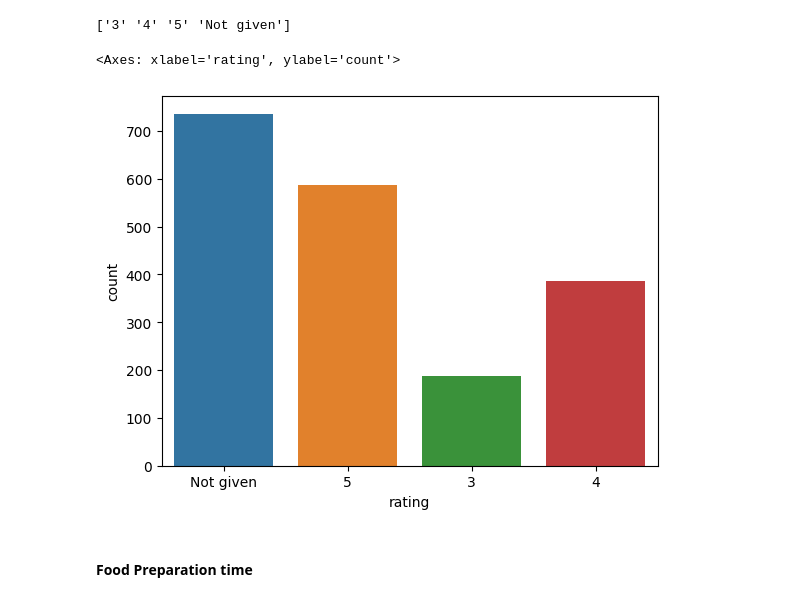
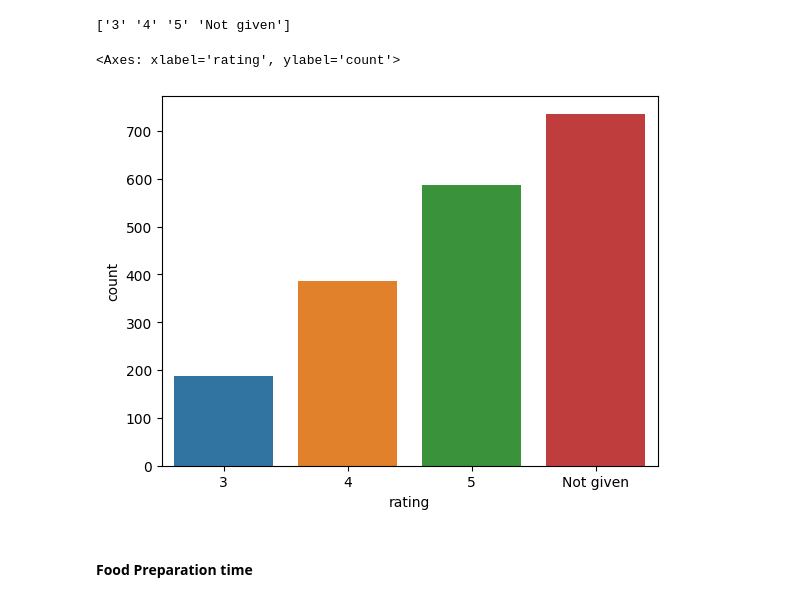
Before and after one commit to HelimaBass/Content_Drive, a Jupyter notebook: FDS_Project_LearnerNotebook_LowCode_MyWork.ipynb, the cells around one changed output. Drawn from its saved outputs; the diff is of its cells as text; code cells hidden in the pictures.

```diff
--- a/FDS_Project_LearnerNotebook_LowCode_MyWork.ipynb
+++ b/FDS_Project_LearnerNotebook_LowCode_MyWork.ipynb
@@ -236,10 +236,13 @@ print(df['rating'].sort_values().unique())
 # %% [output]
 ['3' '4' '5' 'Not given']
 # %%
-sns.countplot(data = df, x = 'rating') # Complete the code to plot bar graph for 'rating' column
+#sns.countplot(data = df, x = 'rating') # Complete the code to plot bar graph for 'rating' column
+
+df_sorted = df.sort_values('rating')
+sns.countplot(data = df_sorted, x = 'rating') # Complete the code to plot bar graph for 'rating' column
 # %% [output]
 <Axes: xlabel='rating', ylabel='count'>
-[figure, old version]
+[figure, new version]
 # %% [markdown]
 #### Food Preparation time
 # %%
```
Also changed, not shown: parts of 3 cells of this notebook.
